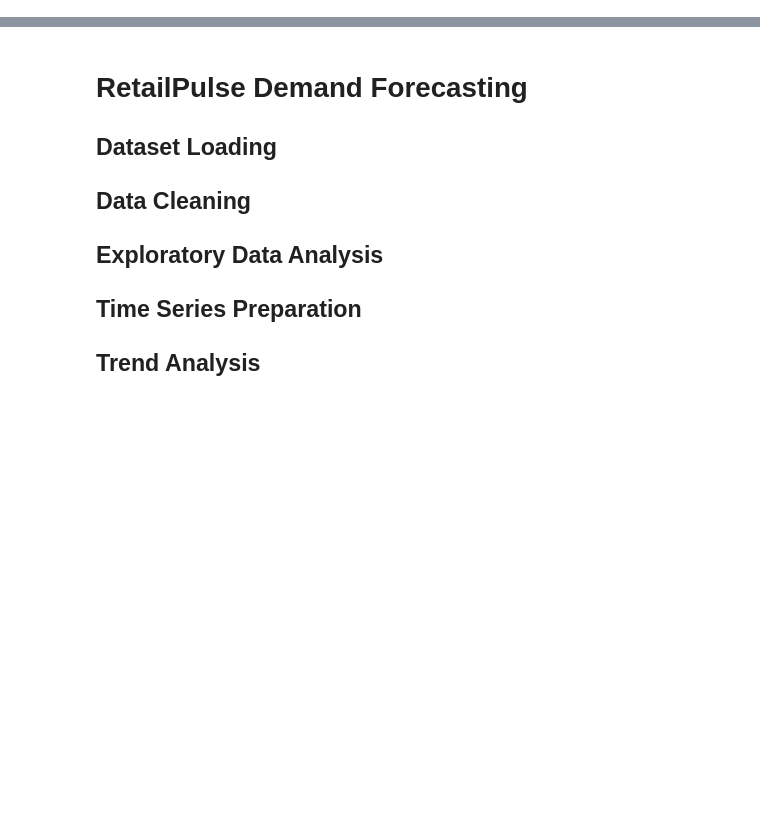
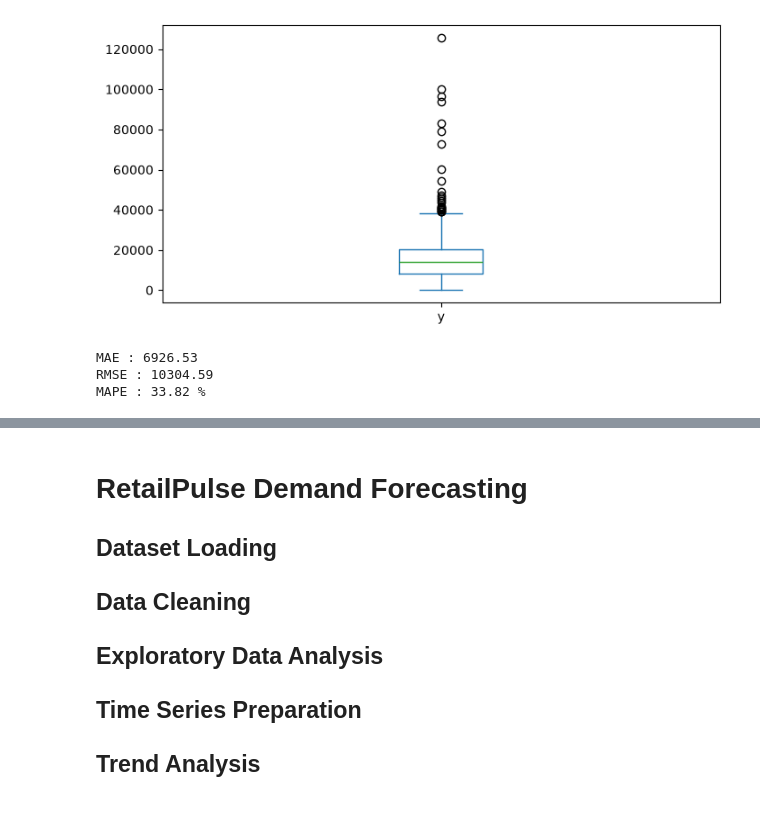
Before and after one commit to codeplayboy/RetailPulse-Zidio, a Jupyter notebook: notebooks/06_demand_forecasting.ipynb, the cells around one changed output, grey strips where cells are left out. Cells and saved outputs as stored; diff of their text form; code cells hidden in the pictures; blank space fills up the shorter version.

```diff
--- a/notebooks/06_demand_forecasting.ipynb
+++ b/notebooks/06_demand_forecasting.ipynb
@@ -30,0 +418,40 @@ Primary Model: Prophet
+# %%
+ts["y"].plot(
+    kind="box",
+    figsize=(8,4)
+)
+plt.show()
+# %% [output]
+[figure, added]
+# %%
+from sklearn.metrics import mean_absolute_error
+from sklearn.metrics import mean_squared_error
+import numpy as np
+
+forecast_test = forecast.tail(len(test))
+
+y_true = test['y'].values
+y_pred = forecast_test['yhat'].values
+
+mae = mean_absolute_error(y_true, y_pred)
+
+rmse = np.sqrt(
+    mean_squared_error(y_true, y_pred)
+)
+
+mask = y_true != 0
+
+mape = np.mean(
+    np.abs(
+        (y_true[mask] - y_pred[mask])
+        / y_true[mask]
+    )
+) * 100
+
+print("MAE :", round(mae, 2))
+print("RMSE :", round(rmse, 2))
+print("MAPE :", round(mape, 2), "%")
+# %% [output]
+MAE : 6926.53
+RMSE : 10304.59
+MAPE : 33.82 %
```
Also changed, not shown: parts of 85 cells of this notebook, 47 other files.
